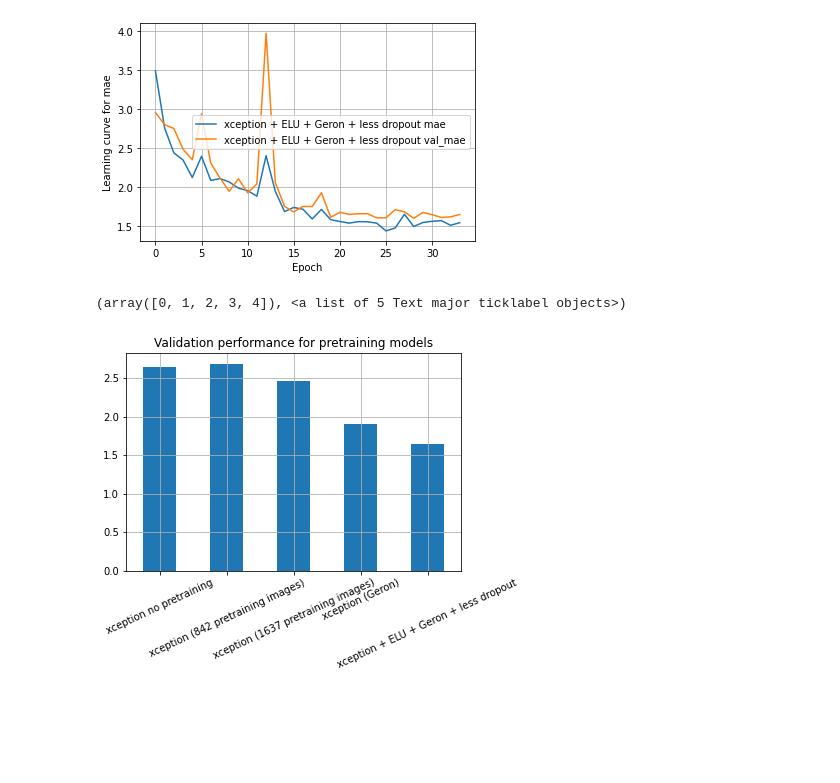
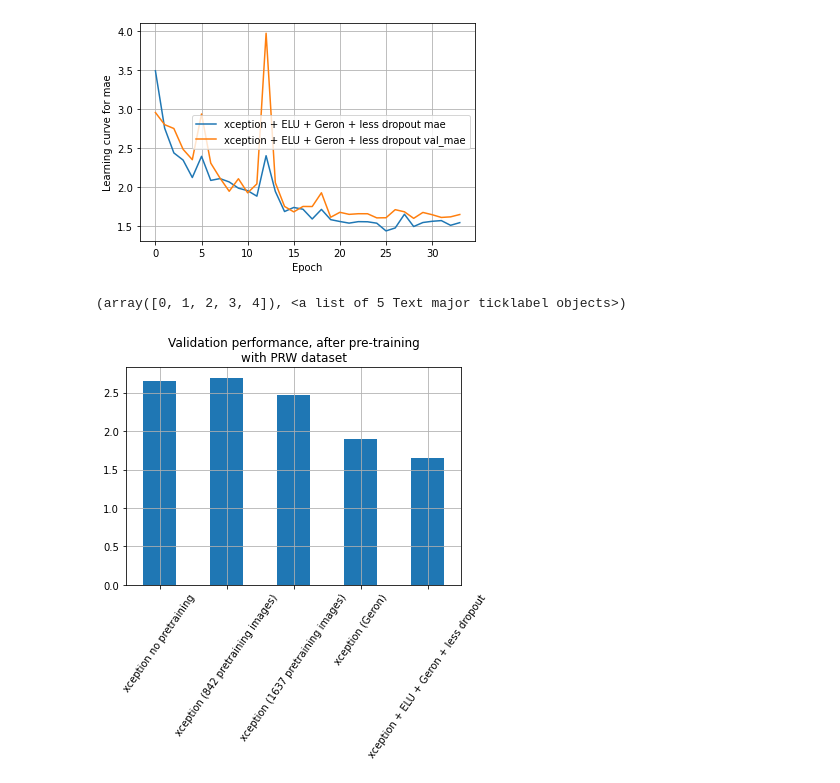
Before and after one commit to PashaIanko/Kaggle.CrowdCounting, a Jupyter notebook: 1_model_comparison.ipynb, the cells around one changed output. Drawn from its saved outputs; the diff is of its cells as text; code cells hidden in the pictures; blank space fills up the shorter version.

```diff
--- a/1_model_comparison.ipynb
+++ b/1_model_comparison.ipynb
@@ -1081,12 +1081,12 @@ for configuration, df_filepath in histories_dict_validation_performance.items():
 # %%
 ax = pd.DataFrame(validation_performances).T.plot(kind='bar')
 ax.get_legend().remove()
 ax.grid()
 ax.set_title(
-    'Validation performance for pretraining models'
+    'Validation performance, after pre-training\nwith PRW dataset'
 )
 # ax.rotate
-plt.xticks(rotation=25)
+plt.xticks(rotation=55)
 # %% [output]
 (array([0, 1, 2, 3, 4]), <a list of 5 Text major ticklabel objects>)
-[figure, old version]
+[figure, new version]
```
Also changed, not shown: parts of 3 cells of this notebook.
